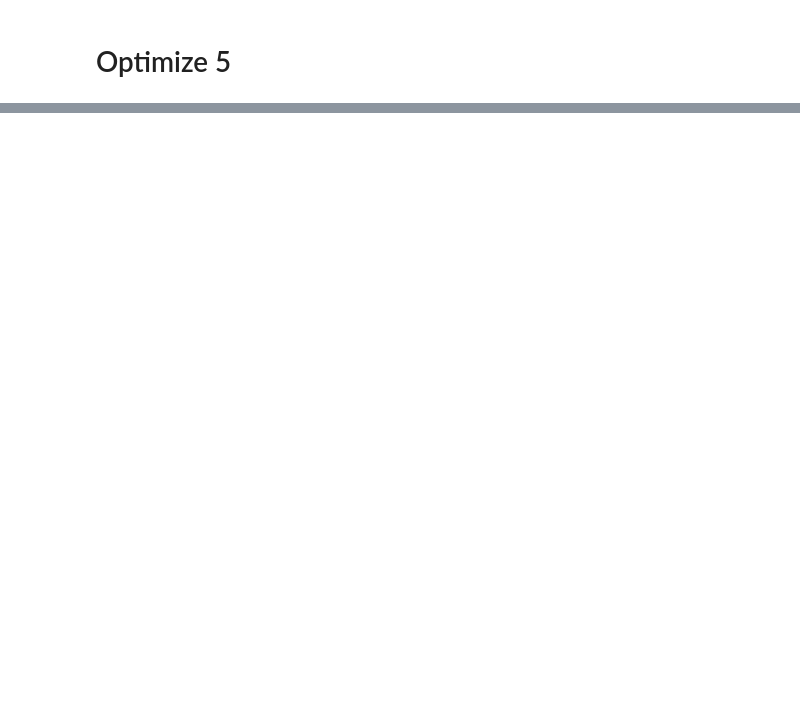
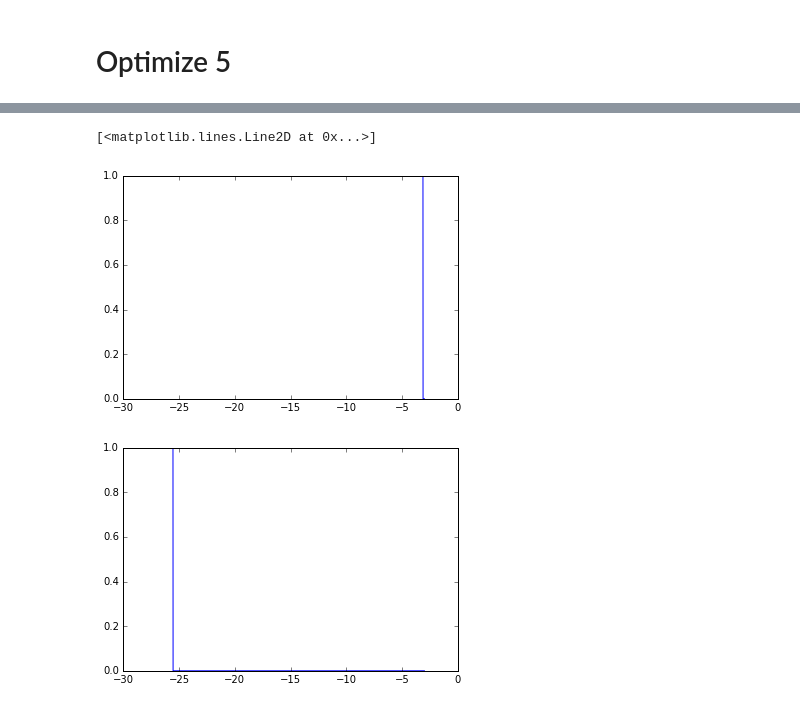
Before and after one commit to Lahaela/research-sahai, a Jupyter notebook: 160625/Optimize Shannon.ipynb, the cells around one changed output, grey strips where cells are left out. Saved outputs shown, nothing was run; the diff lists cells and outputs as text; code cells hidden in the pictures; blank space fills up the shorter version.

```diff
--- a/160625/Optimize Shannon.ipynb
+++ b/160625/Optimize Shannon.ipynb
@@ -90,2 +109,20 @@ Wall time: 6h 53min 24s
 # %% [markdown]
 # Optimize 5
+# %%
+# Does this make sense for Shannon?
+
+# 21 is arbitrary quantization taken from Hamming quantization
+# 1400 = min bits for one phase, 4200 = entire protocol
+# shannon_table(rate)
+class node_table_shannon():
+    op_SNR = arange(-26, -3, 0.01)
+
+    def __init__(self, n):
+        self.num_node = n
+        minb = n * 160 * 7 / 4
+        bitrange = arange(minb, 40000-minb, 21)
+        self.bitrange = bitrange
+#         num_tables = len(bitrange)
+        self.tables = {}
+        for b in self.bitrange:
+            self.tables[b] = shannon_table(n*160/b, self.op_SNR)
@@ -91,0 +131,4 @@ Wall time: 6h 53min 24s
+# %%
+%%time
+node = node_table_shannon(1)
+print node.bitrange
@@ -91,0 +139,9 @@ Wall time: 6h 53min 24s
+# %%
+plot(node.tables[280][0],  node.tables[280][1])
+
+figure()
+plot(node.tables[39718][0],  node.tables[39718][1])
+# %% [output]
+[<matplotlib.lines.Line2D at 0x...>]
+[figure, added]
+[figure, added]
```
Also changed, not shown: parts of 21 cells of this notebook, 10 other files.
